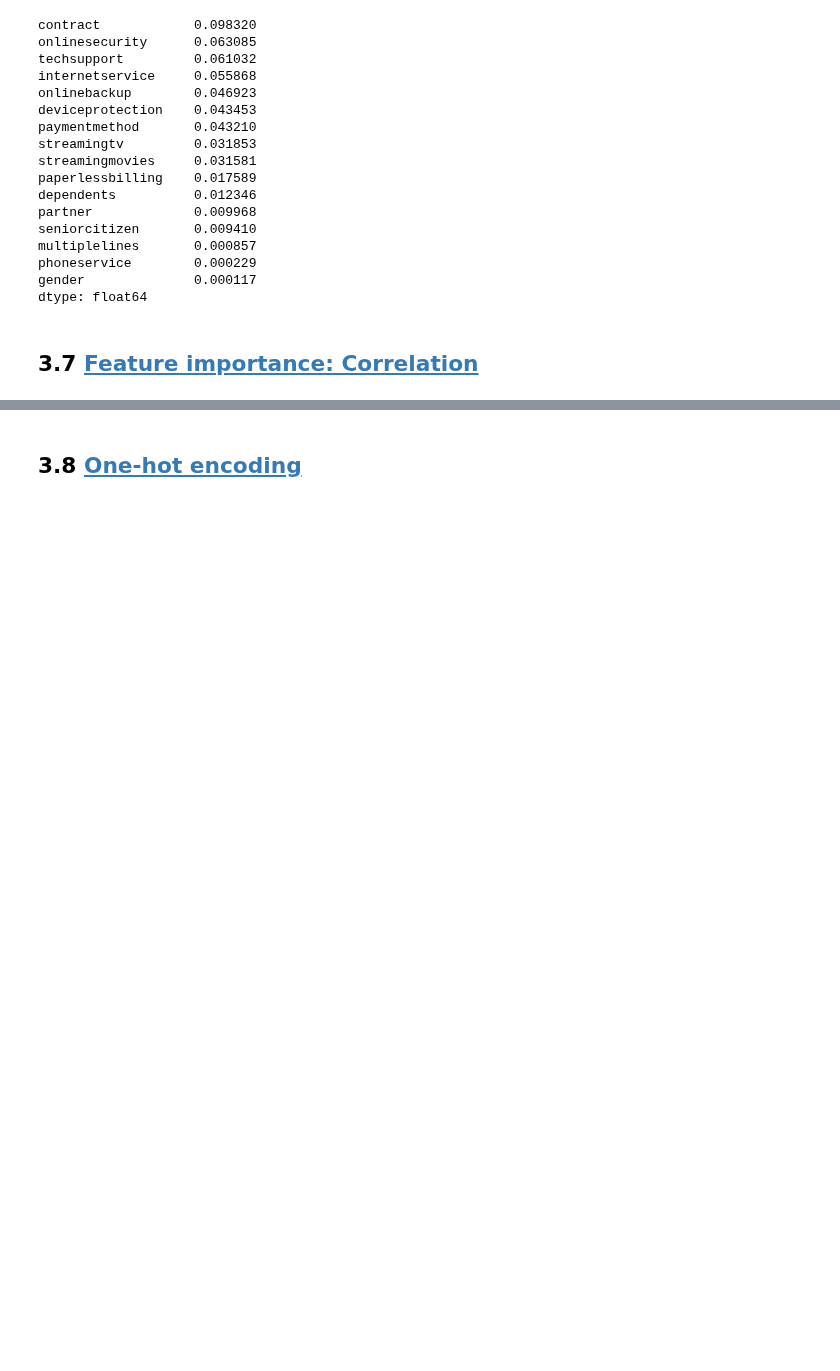
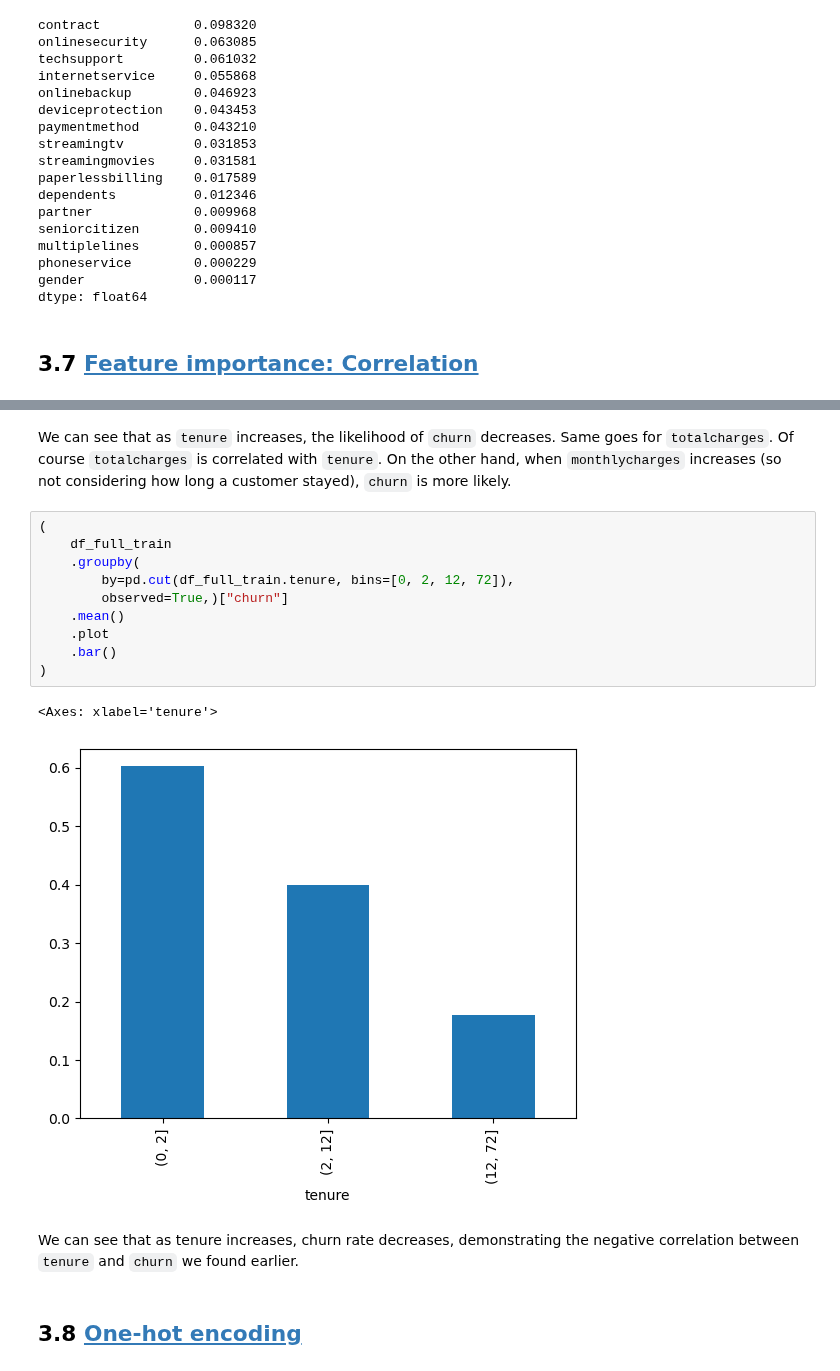
Before and after one commit to kemaldahha/machine-learning-course, a Jupyter notebook: week_3_notes.ipynb, the cells around one changed output, grey strips where cells are left out. Drawn from its saved outputs; the diff is of its cells as text; blank space fills up the shorter version.

```diff
--- a/week_3_notes.ipynb
+++ b/week_3_notes.ipynb
@@ -477,3 +486,20 @@ dtype: float64
+# %% [markdown]
+We can see that as `tenure` increases, the likelihood of `churn` decreases. Same goes for `totalcharges`. Of course `totalcharges` is correlated with `tenure`. On the other hand, when `monthlycharges` increases (so not considering how long a customer stayed), `churn` is more likely.
+# %%
+(
+    df_full_train
+    .groupby(
+        by=pd.cut(df_full_train.tenure, bins=[0, 2, 12, 72]),
+        observed=True,)["churn"]
+    .mean()
+    .plot
+    .bar()
+)
+# %% [output]
+<Axes: xlabel='tenure'>
+[figure, added]
+# %% [markdown]
+We can see that as tenure increases, churn rate decreases, demonstrating the negative correlation between `tenure` and `churn` we found earlier.
 # %% [markdown]
 ## 3.8 [One-hot encoding](https://github.com/DataTalksClub/machine-learning-zoomcamp/blob/master/03-classification/08-ohe.md)
 # %% [markdown]
```
Also changed, not shown: parts of 2 cells of this notebook.
